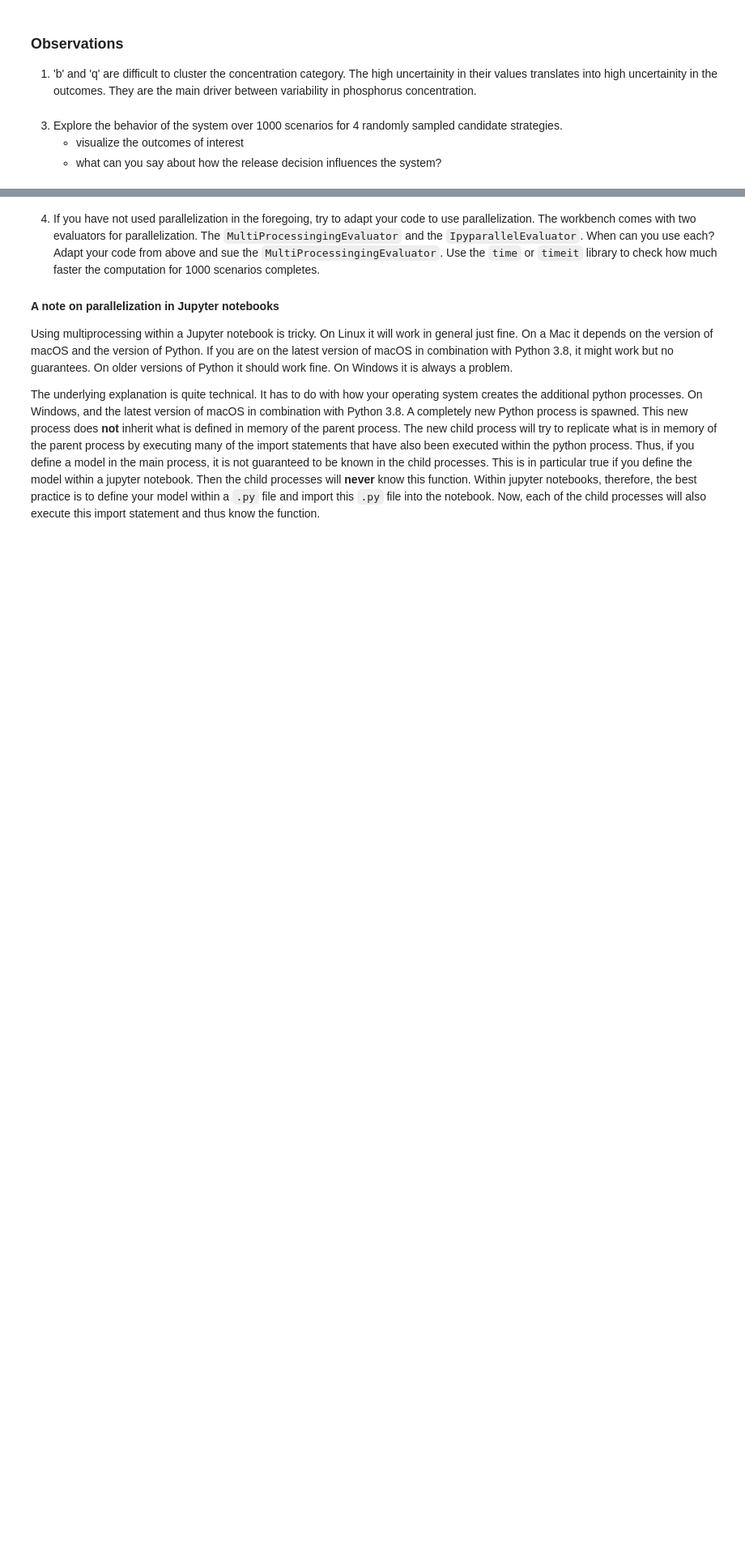
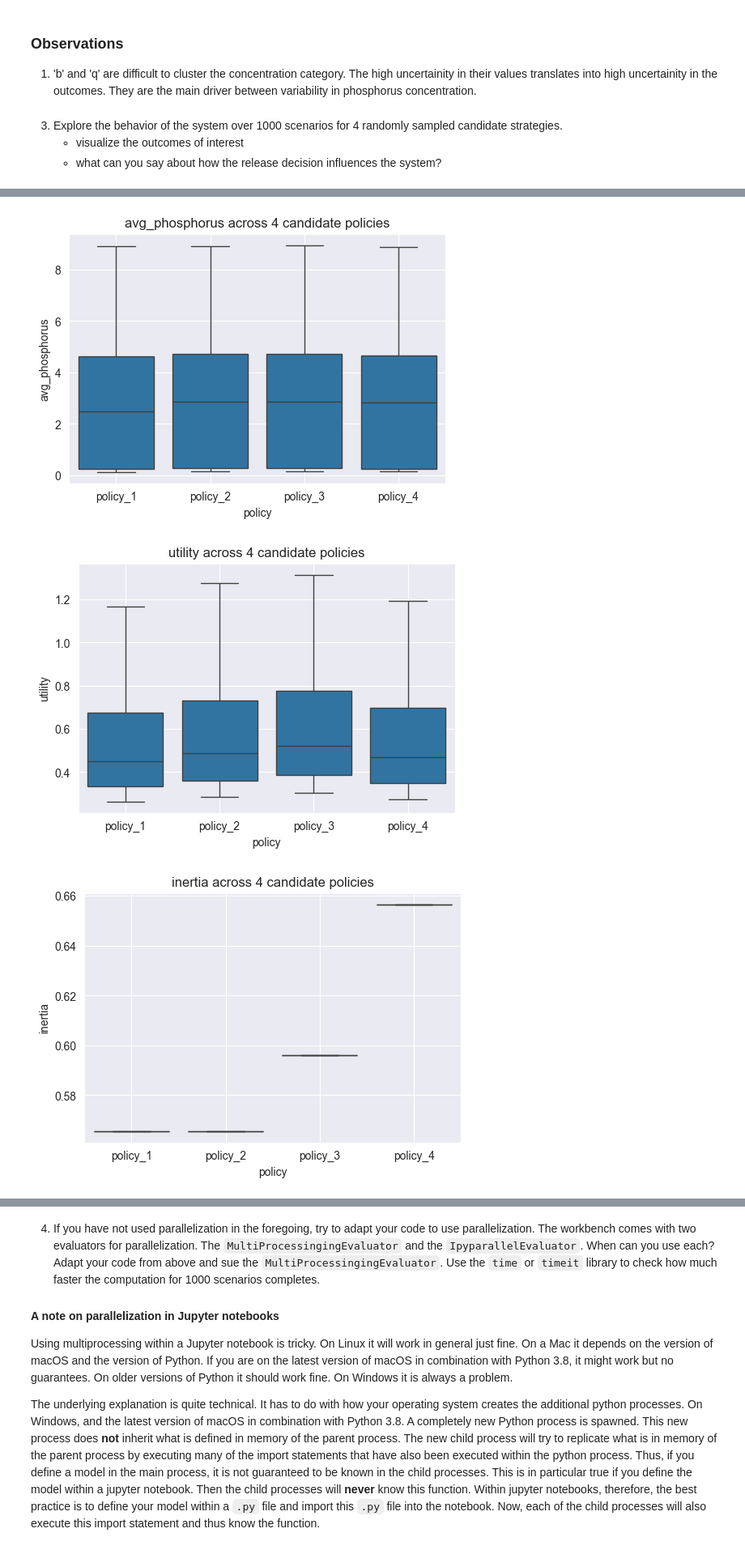
Before and after one commit to adaprecup/decision_making_assignments, a Jupyter notebook: week_01/prof_material/Week 1-2 - general intro to exploratory modelling/assignment 2 - lakemodel.ipynb, the cells around one changed output, grey strips where cells are left out. Shown at 81% size. Cells and saved outputs as stored; diff of their text form; code cells hidden in the pictures; blank space fills up the shorter version.

```diff
--- a/week_01/prof_material/Week 1-2 - general intro to exploratory modelling/assignment 2 - lakemodel.ipynb
+++ b/week_01/prof_material/Week 1-2 - general intro to exploratory modelling/assignment 2 - lakemodel.ipynb
@@ -234,0 +245,11 @@ plt.show()
+# %%
+#run experiments
+from ema_workbench import MultiprocessingEvaluator, ema_logging
+
+ema_logging.log_to_stderr(ema_logging.INFO)
+
+with MultiprocessingEvaluator(model, n_processes=4) as evaluator:
+    experiments, outcomes = evaluator.perform_experiments(
+        scenarios=1000,
+        policies=policies
+    )
@@ -234,0 +261,32 @@ plt.show()
+# %%
+import pandas as pd
+import seaborn as sns
+import matplotlib.pyplot as plt
+
+# --- Merge experiment inputs and model outputs into a single DataFrame ---
+# This lets us analyze all results (uncertainties, levers, outcomes) together.
+df = experiments.copy()  # Start with the experiment inputs
+for k, v in outcomes.items():
+    df[k] = v             # Add each outcome as a new column in the DataFrame
+
+# --- Define which outcomes to visualize ---
+# We'll make a separate boxplot for each outcome of interest to compare across policies
+outcome_names = ['avg_phosphorus', 'utility', 'inertia', 'reliability']
+
+# --- Loop over each outcome and create a boxplot grouped by policy ---
+for outcome in outcome_names:
+    plt.figure(figsize=(6, 4))
+
+    # Create a boxplot: each box shows distribution of this outcome under each policy
+    sns.boxplot(x='policy', y=outcome, data=df)
+
+    # Add title and grid
+    plt.title(f'{outcome} across 4 candidate policies')
+    plt.grid(True)
+
+    # Show the plot
+    plt.show()
+# %% [output]
+[figure, added]
+[figure, added]
+[figure, added]
```
Also changed, not shown: parts of 9 cells of this notebook.
